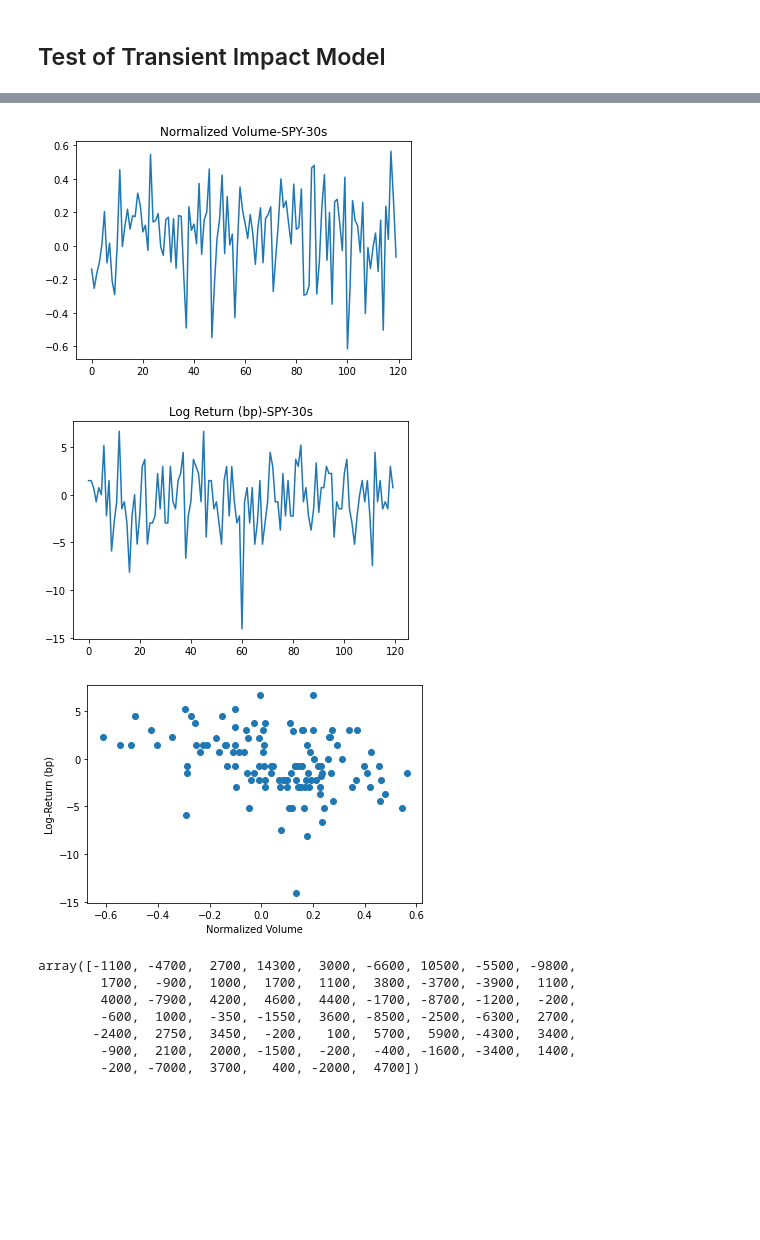
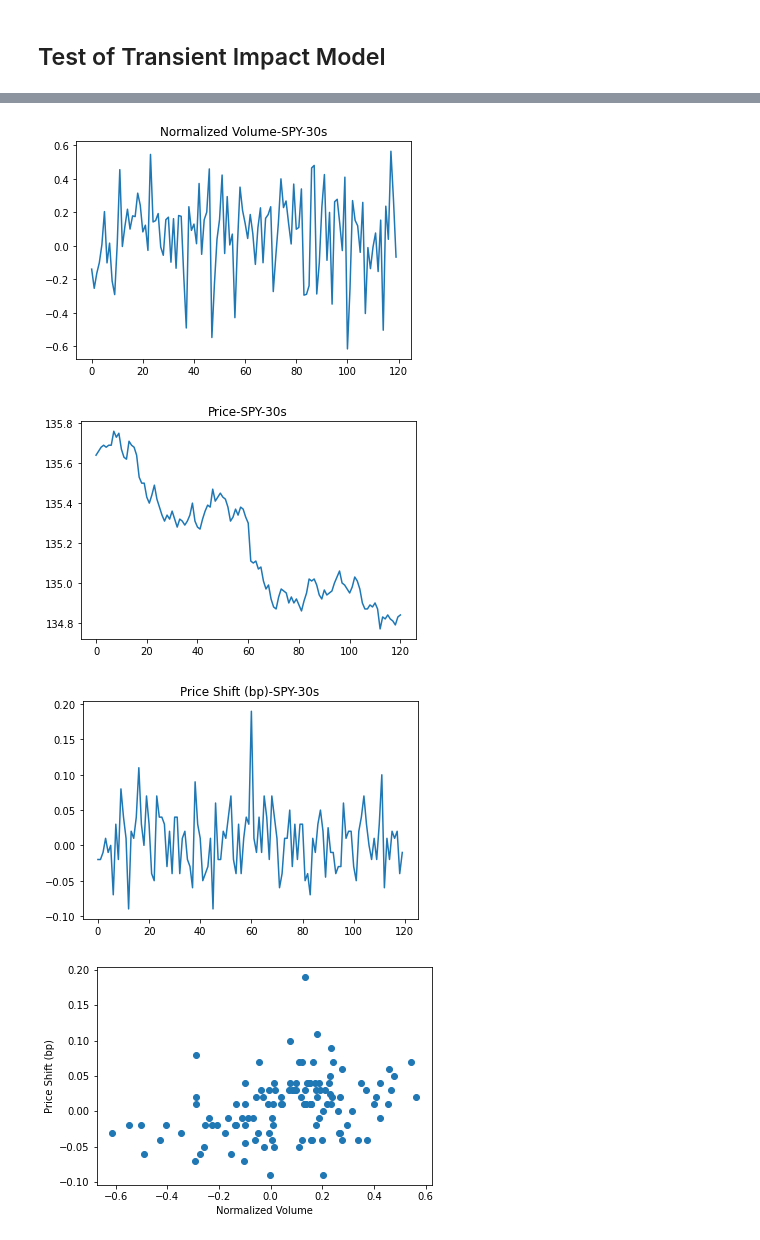
Before and after one commit to WeixiSilhouetteZed/ham-optimal-execution, a Jupyter notebook: tim_test.ipynb, the cells around one changed output, grey strips where cells are left out. Drawn from its saved outputs; the diff is of its cells as text; code cells hidden in the pictures; blank space fills up the shorter version.

```diff
--- a/tim_test.ipynb
+++ b/tim_test.ipynb
@@ -41,16 +41,19 @@ def tim_pre_fit(df:pd.DataFrame, time_frame: float, df_name: str):
         t_0 += time_frame
     norm_vol_array = np.array(norm_vol_list)
     price_array = np.array(price_list)
-    return_array = np.log((price_array[1:] / 10000) / (price_array[:-1] / 10000))
+    return_array = - (price_array[1:] / 10000) + (price_array[:-1] / 10000)
     plt.plot(norm_vol_array)
     plt.title(f"Normalized Volume-{df_name}-{int(time_frame)}s")
     plt.show()
-    plt.plot(return_array * 10000)
-    plt.title(f"Log Return (bp)-{df_name}-{int(time_frame)}s")
+    plt.plot(price_array / 10000)
+    plt.title(f"Price-{df_name}-{int(time_frame)}s")
     plt.show()
-    plt.scatter(norm_vol_array, return_array * 10000)
+    plt.plot(return_array)
+    plt.title(f"Price Shift (bp)-{df_name}-{int(time_frame)}s")
+    plt.show()
+    plt.scatter(norm_vol_array, return_array)
     plt.xlabel("Normalized Volume")
-    plt.ylabel("Log-Return (bp)")
+    plt.ylabel("Price Shift (bp)")
     plt.show()
     return norm_vol_array, return_array
 # %%
@@ -68,16 +73,7 @@ msft_vol, msft_return = tim_pre_fit(msft, 30.0, "MSFT")
 # %%
-spy_vol, spy_return = tim_pre_fit(spy, 30.0, "SPY")
+spy_vol, spy_return = tim_pre_fit(spy, 30, "SPY")
 # %% [output]
 [figure]
-[figure, old version]
+[figure, new version]
-[figure, old version]
+[figure, new version]
+[figure, added]
-# %%
-return_array
-# %% [output]
-array([-1100, -4700,  2700, 14300,  3000, -6600, 10500, -5500, -9800,
-        1700,  -900,  1000,  1700,  1100,  3800, -3700, -3900,  1100,
-        4000, -7900,  4200,  4600,  4400, -1700, -8700, -1200,  -200,
-        -600,  1000,  -350, -1550,  3600, -8500, -2500, -6300,  2700,
-       -2400,  2750,  3450,  -200,   100,  5700,  5900, -4300,  3400,
-        -900,  2100,  2000, -1500,  -200,  -400, -1600, -3400,  1400,
-        -200, -7000,  3700,   400, -2000,  4700])
```
Also changed, not shown: parts of 2 cells of this notebook.
